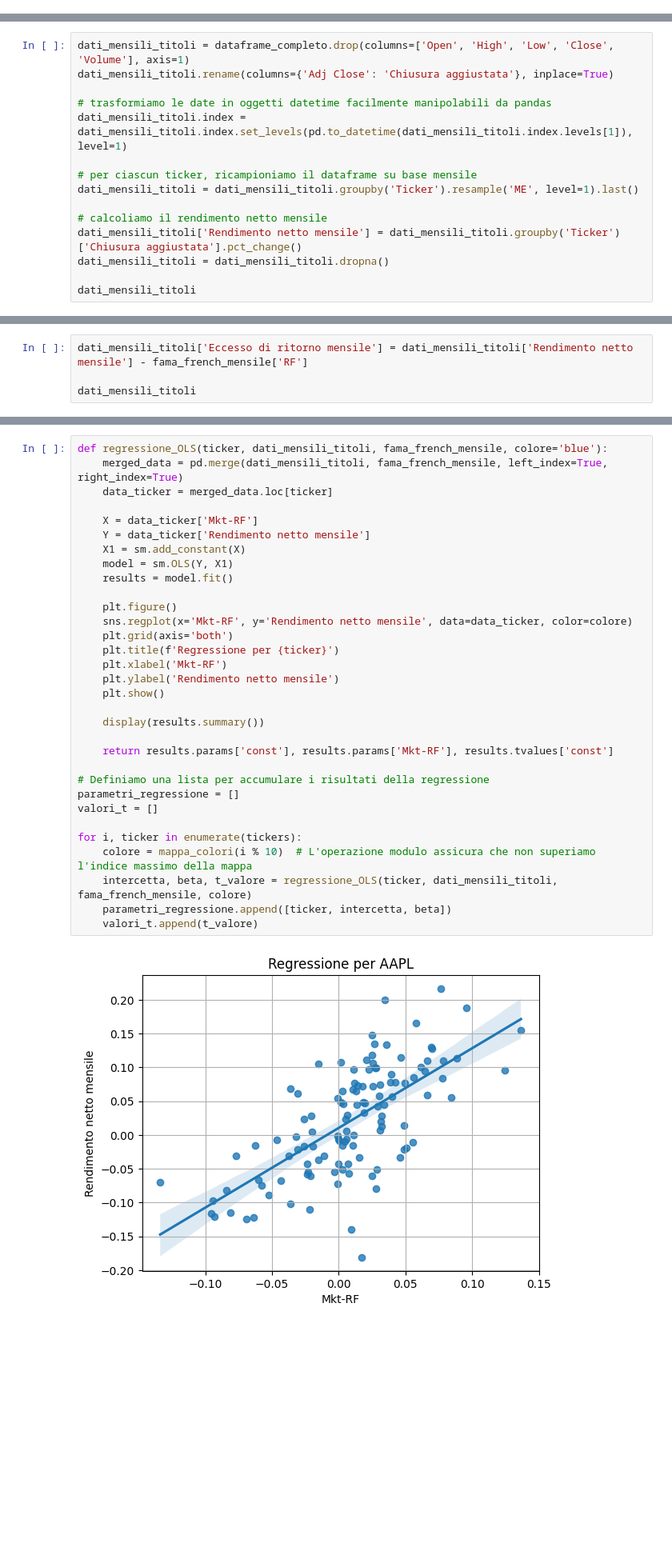
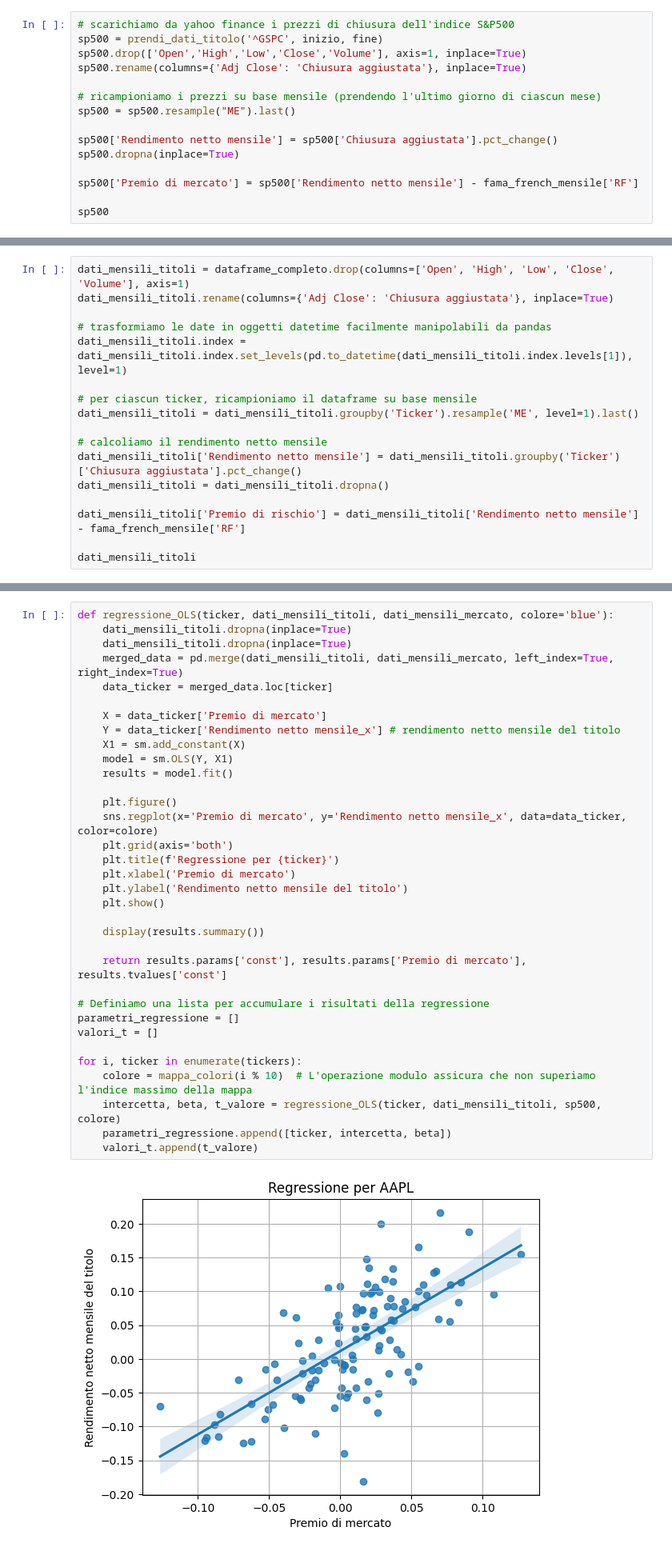
Before and after one commit to Pynci/business-intelligence, a Jupyter notebook: progetto/progetto.ipynb, the cells around one changed output, grey strips where cells are left out. Shown at 80% size. Cells and saved outputs as stored; diff of their text form; blank space fills up the shorter version.

```diff
--- a/progetto/progetto.ipynb
+++ b/progetto/progetto.ipynb
@@ -701,0 +672,15 @@ fama_french_mensile
+# %%
+# scarichiamo da yahoo finance i prezzi di chiusura dell'indice S&P500
+sp500 = prendi_dati_titolo('^GSPC', inizio, fine)
+sp500.drop(['Open','High','Low','Close','Volume'], axis=1, inplace=True)
+sp500.rename(columns={'Adj Close': 'Chiusura aggiustata'}, inplace=True)
+
+# ricampioniamo i prezzi su base mensile (prendendo l'ultimo giorno di ciascun mese)
+sp500 = sp500.resample("ME").last()
+
+sp500['Rendimento netto mensile'] = sp500['Chiusura aggiustata'].pct_change()
+sp500.dropna(inplace=True)
+
+sp500['Premio di mercato'] = sp500['Rendimento netto mensile'] - fama_french_mensile['RF']
+
+sp500
@@ -715,5 +715,7 @@ dati_mensili_titoli = dati_mensili_titoli.groupby('Ticker').resample('ME', level
 dati_mensili_titoli['Rendimento netto mensile'] = dati_mensili_titoli.groupby('Ticker')['Chiusura aggiustata'].pct_change()
 dati_mensili_titoli = dati_mensili_titoli.dropna()
 
+dati_mensili_titoli['Premio di rischio'] = dati_mensili_titoli['Rendimento netto mensile'] - fama_french_mensile['RF']
+
 dati_mensili_titoli
 # %% [output]
@@ -734,4 +735,0 @@ dati_mensili_titoli
-# %%
-dati_mensili_titoli['Eccesso di ritorno mensile'] = dati_mensili_titoli['Rendimento netto mensile'] - fama_french_mensile['RF']
-
-dati_mensili_titoli
@@ -753,37 +736,39 @@ dati_mensili_titoli
 # %% [markdown]
 Definiamo quindi una funzione per effettuare la regressione e stimare il modello.
 # %%
-def regressione_OLS(ticker, dati_mensili_titoli, fama_french_mensile, colore='blue'):
-    merged_data = pd.merge(dati_mensili_titoli, fama_french_mensile, left_index=True, right_index=True)
+def regressione_OLS(ticker, dati_mensili_titoli, dati_mensili_mercato, colore='blue'):
+    dati_mensili_titoli.dropna(inplace=True)
+    dati_mensili_titoli.dropna(inplace=True)
+    merged_data = pd.merge(dati_mensili_titoli, dati_mensili_mercato, left_index=True, right_index=True)
     data_ticker = merged_data.loc[ticker]
 
-    X = data_ticker['Mkt-RF']
-    Y = data_ticker['Rendimento netto mensile']
+    X = data_ticker['Premio di mercato']
+    Y = data_ticker['Rendimento netto mensile_x'] # rendimento netto mensile del titolo
     X1 = sm.add_constant(X)
     model = sm.OLS(Y, X1)
     results = model.fit()
 
     plt.figure()
-    sns.regplot(x='Mkt-RF', y='Rendimento netto mensile', data=data_ticker, color=colore)
+    sns.regplot(x='Premio di mercato', y='Rendimento netto mensile_x', data=data_ticker, color=colore)
     plt.grid(axis='both')
     plt.title(f'Regressione per {ticker}')
-    plt.xlabel('Mkt-RF')
-    plt.ylabel('Rendimento netto mensile')
+    plt.xlabel('Premio di mercato')
+    plt.ylabel('Rendimento netto mensile del titolo')
     plt.show()
 
     display(results.summary())
 
-    return results.params['const'], results.params['Mkt-RF'], results.tvalues['const']
+    return results.params['const'], results.params['Premio di mercato'], results.tvalues['const']
 
 # Definiamo una lista per accumulare i risultati della regressione
 parametri_regressione = []
 valori_t = []
 
 for i, ticker in enumerate(tickers):
     colore = mappa_colori(i % 10)  # L'operazione modulo assicura che non superiamo l'indice massimo della mappa
-    intercetta, beta, t_valore = regressione_OLS(ticker, dati_mensili_titoli, fama_french_mensile, colore)
+    intercetta, beta, t_valore = regressione_OLS(ticker, dati_mensili_titoli, sp500, colore)
     parametri_regressione.append([ticker, intercetta, beta])
     valori_t.append(t_valore)
 # %% [output]
-[figure, old version]
+[figure, new version]
 OLS Regression Results
```
Also changed, not shown: parts of 14 cells of this notebook.
